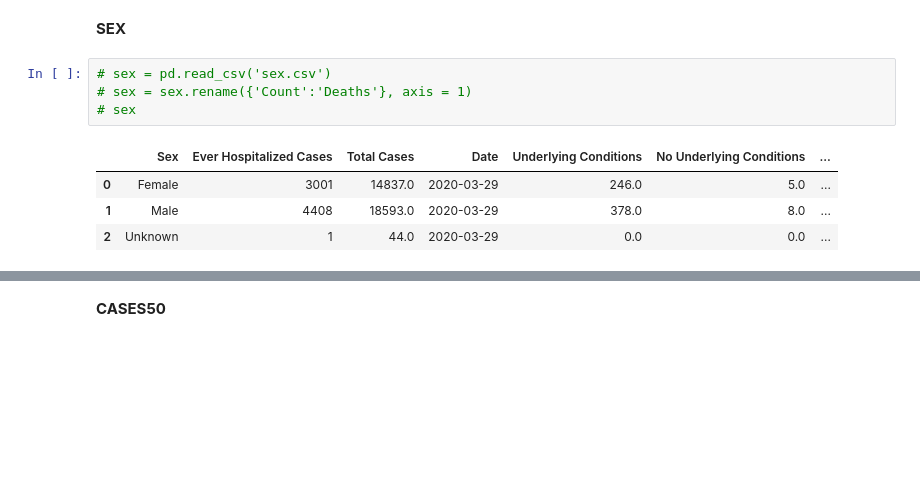
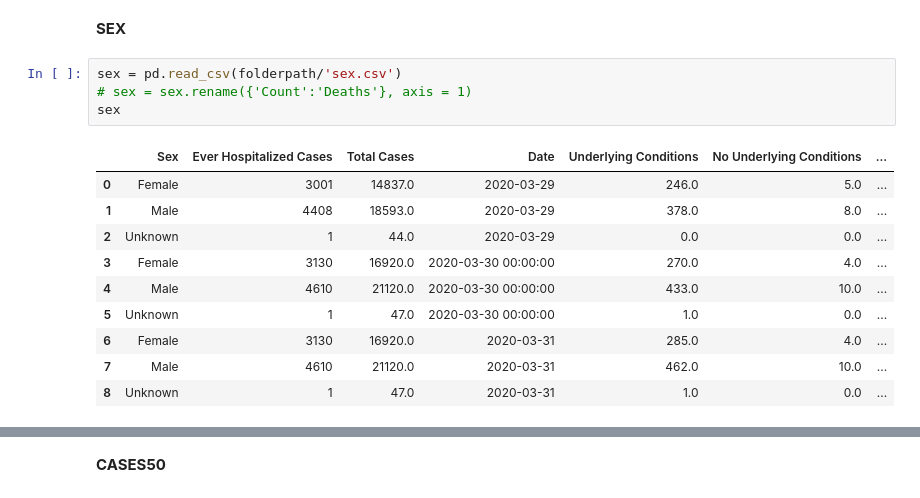
Before and after one commit to Epizana/covid19master, a Jupyter notebook: covid19-global-forecasting-week-1/covidcurrent.ipynb, the cells around one changed output, grey strips where cells are left out. Saved outputs shown, nothing was run; the diff lists cells and outputs as text; blank space fills up the shorter version.

```diff
--- a/covid19-global-forecasting-week-1/covidcurrent.ipynb
+++ b/covid19-global-forecasting-week-1/covidcurrent.ipynb
@@ -441,14 +1643,20 @@ boroughnew
 # %% [markdown]
 **SEX**
 # %%
-# sex = pd.read_csv('sex.csv')
+sex = pd.read_csv(folderpath/'sex.csv')
 # sex = sex.rename({'Count':'Deaths'}, axis = 1)
-# sex
+sex
 # %% [output]
 |  | Sex | Ever Hospitalized Cases | Total Cases | Date | Underlying Conditions | No Underlying Conditions | ... |
 | 0 | Female | 3001 | 14837.0 | 2020-03-29 | 246.0 | 5.0 | ... |
 | 1 | Male | 4408 | 18593.0 | 2020-03-29 | 378.0 | 8.0 | ... |
 | 2 | Unknown | 1 | 44.0 | 2020-03-29 | 0.0 | 0.0 | ... |
+| 3 | Female | 3130 | 16920.0 | 2020-03-30 00:00:00 | 270.0 | 4.0 | ... |
+| 4 | Male | 4610 | 21120.0 | 2020-03-30 00:00:00 | 433.0 | 10.0 | ... |
+| 5 | Unknown | 1 | 47.0 | 2020-03-30 00:00:00 | 1.0 | 0.0 | ... |
+| 6 | Female | 3130 | 16920.0 | 2020-03-31 | 285.0 | 4.0 | ... |
+| 7 | Male | 4610 | 21120.0 | 2020-03-31 | 462.0 | 10.0 | ... |
+| 8 | Unknown | 1 | 47.0 | 2020-03-31 | 1.0 | 0.0 | ... |
 # %%
 sex_combined
 # %% [output]
```
Also changed, not shown: parts of 146 cells of this notebook.
